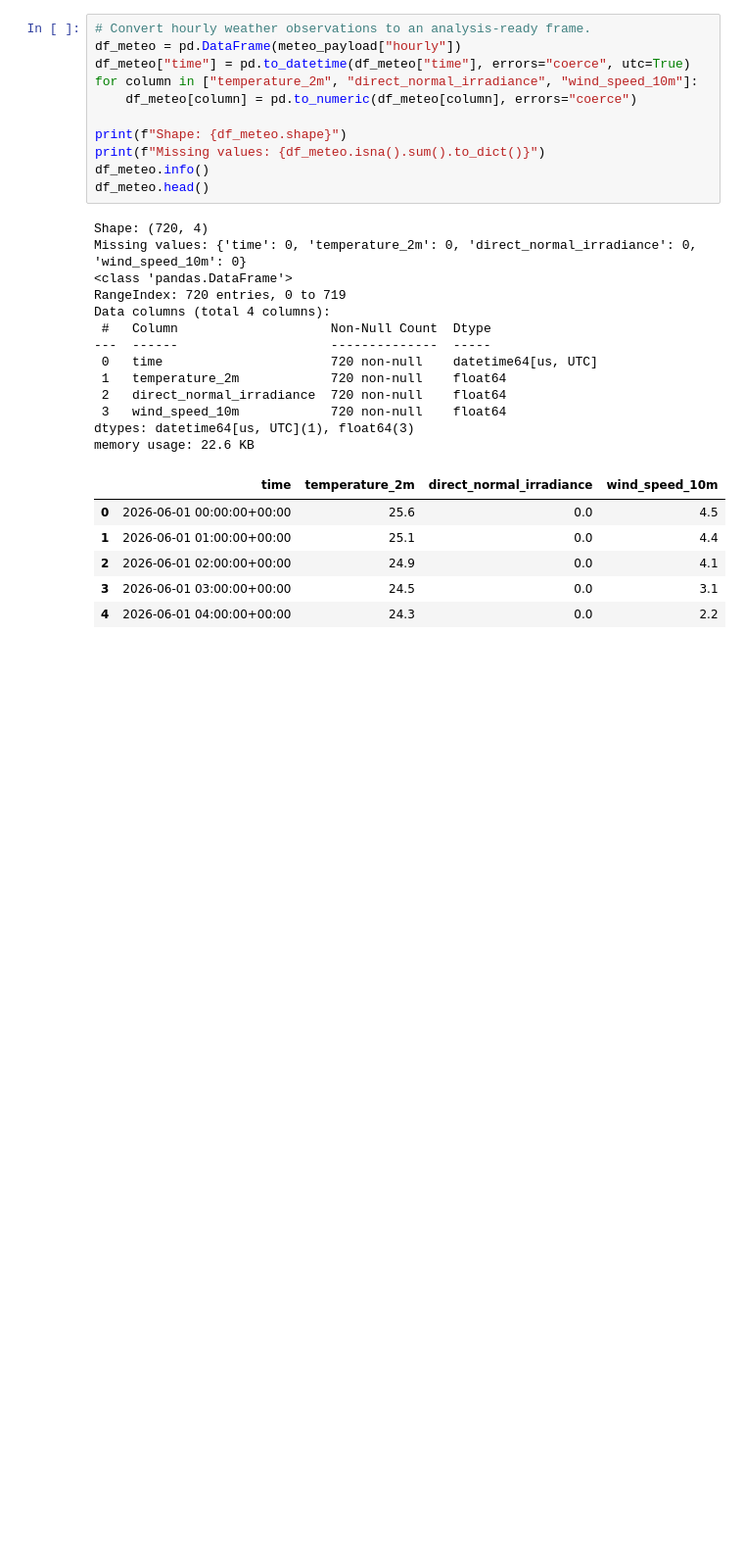
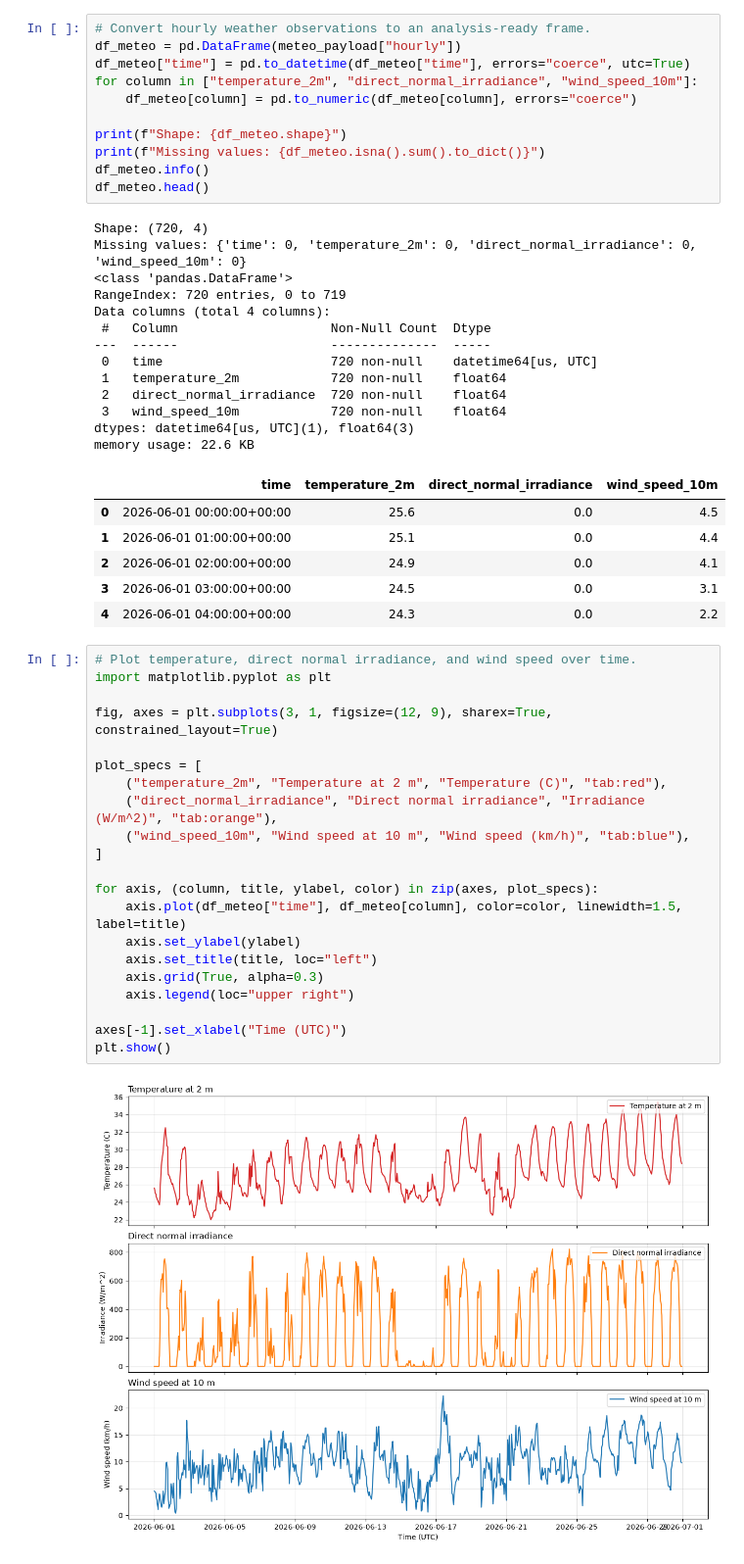
Before and after one commit to JDGR33/aws-data-pipeline-terraform, a Jupyter notebook: collector/data_exploration.ipynb, the cells around one changed output. Shown at 98% size. Drawn from its saved outputs; the diff is of its cells as text; blank space fills up the shorter version.

```diff
--- a/collector/data_exploration.ipynb
+++ b/collector/data_exploration.ipynb
@@ -259,3 +259,26 @@ memory usage: 22.6 KB
 | 2 | 2026-06-01 02:00:00+00:00 | 24.9 | 0.0 | 4.1 |
 | 3 | 2026-06-01 03:00:00+00:00 | 24.5 | 0.0 | 3.1 |
 | 4 | 2026-06-01 04:00:00+00:00 | 24.3 | 0.0 | 2.2 |
+# %%
+# Plot temperature, direct normal irradiance, and wind speed over time.
+import matplotlib.pyplot as plt
+
+fig, axes = plt.subplots(3, 1, figsize=(12, 9), sharex=True, constrained_layout=True)
+
+plot_specs = [
+    ("temperature_2m", "Temperature at 2 m", "Temperature (C)", "tab:red"),
+    ("direct_normal_irradiance", "Direct normal irradiance", "Irradiance (W/m^2)", "tab:orange"),
+    ("wind_speed_10m", "Wind speed at 10 m", "Wind speed (km/h)", "tab:blue"),
+]
+
+for axis, (column, title, ylabel, color) in zip(axes, plot_specs):
+    axis.plot(df_meteo["time"], df_meteo[column], color=color, linewidth=1.5, label=title)
+    axis.set_ylabel(ylabel)
+    axis.set_title(title, loc="left")
+    axis.grid(True, alpha=0.3)
+    axis.legend(loc="upper right")
+
+axes[-1].set_xlabel("Time (UTC)")
+plt.show()
+# %% [output]
+[figure, added]
```
